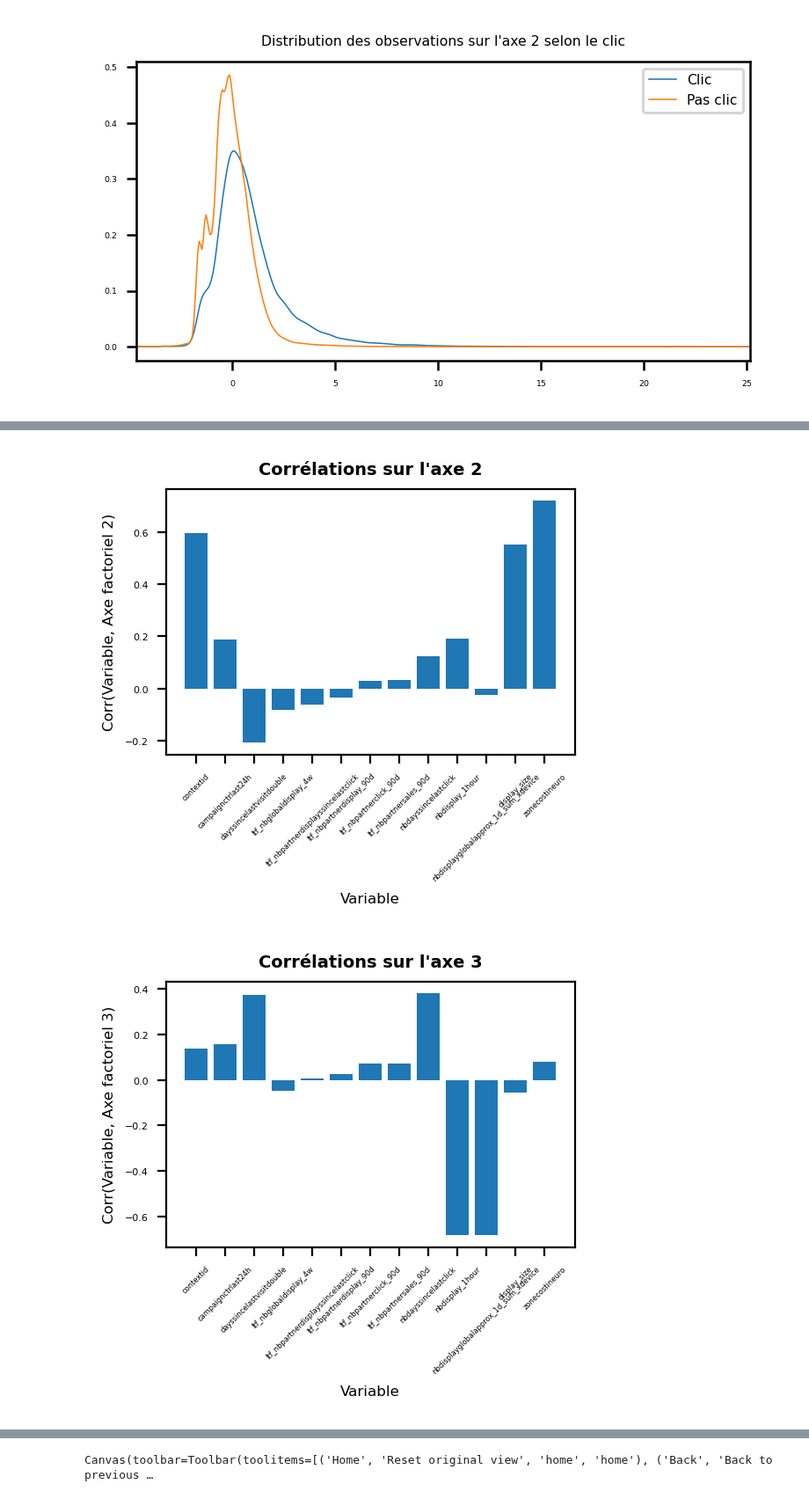
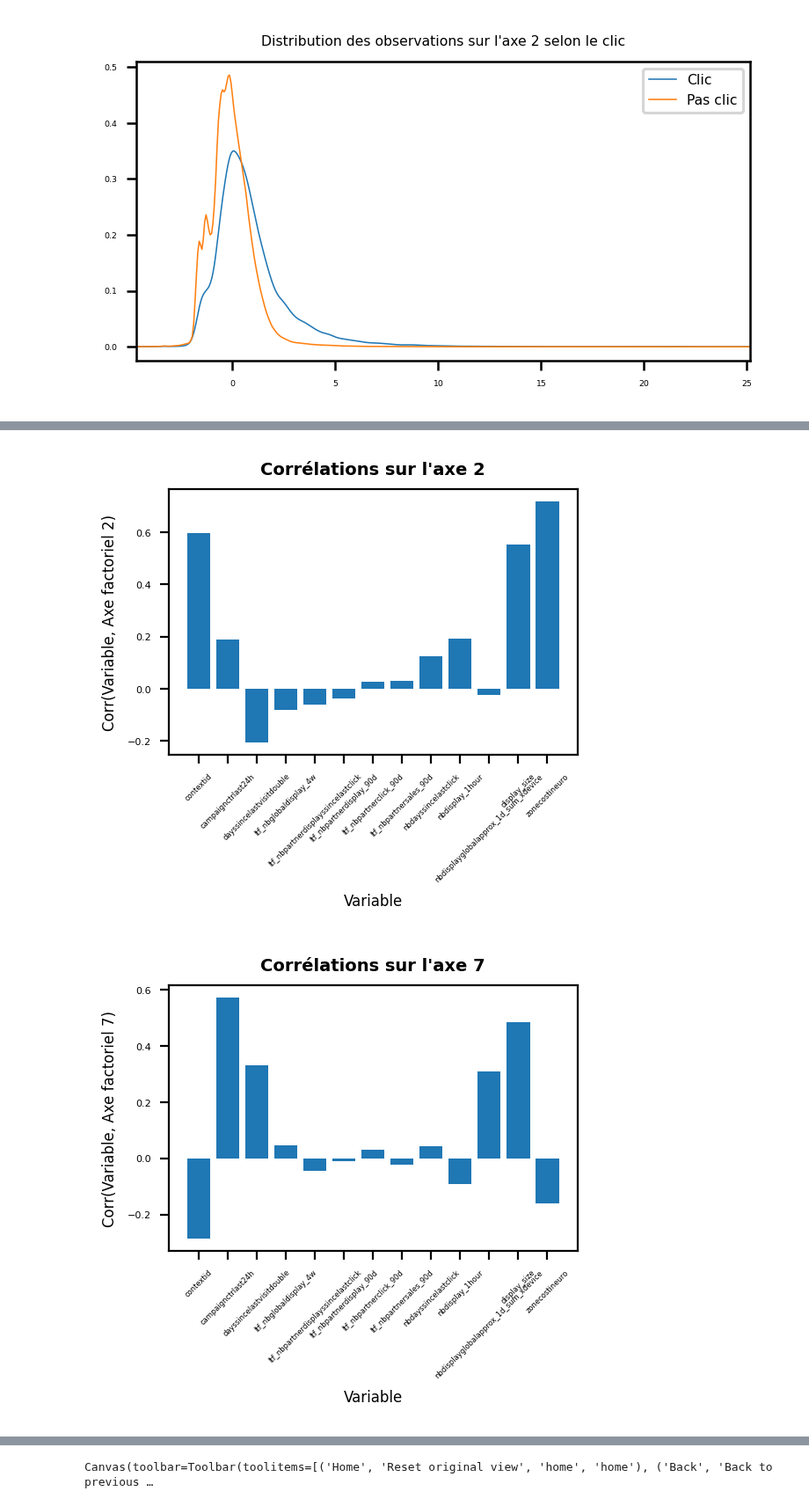
Before and after one commit to baptiste-pasquier/statapp, a Jupyter notebook: acp.ipynb, the cells around one changed output, grey strips where cells are left out. Shown at 88% size. Saved outputs shown, nothing was run; the diff lists cells and outputs as text; code cells hidden in the pictures.

```diff
--- a/acp.ipynb
+++ b/acp.ipynb
@@ -49,7 +50,7 @@ Index(['day', 'hashed_partner_id', 'hashed_campaign_id', 'contextid',
 df = df.sample(frac=1).reset_index(drop=True)
 # %%
 # On conserve nos 13 variables quantitatives et la variable cible.
-df_acp = df[['contextid','campaignctrlast24h','dayssincelastvisitdouble','ltf_nbglobaldisplay_4w','ltf_nbpartnerdisplayssincelastclick','ltf_nbpartnerdisplay_90d','ltf_nbpartnerclick_90d','ltf_nbpartnersales_90d','nbdayssincelastclick','nbdisplay_1hour','nbdisplayglobalapprox_1d_sum_xdevice','display_size','zonecostineuro','is_display_clicked']]
+df_acp = df[COLUMNS_QUANT + ['is_display_clicked']]
 df_acp = df_acp.dropna().reset_index(drop=True)
 # %%
 colors = np.array(['r' if (df_acp['is_display_clicked'][i] == 0) else 'g' for i in range(len(df_acp))])
@@ -218,9 +239,9 @@ def correlations_sur_axe(axe_factoriel):
 # %%
 correlations_sur_axe(2)
 # %% [output]
-[figure, old version]
+[figure, new version]
 # %%
-correlations_sur_axe(3)
+correlations_sur_axe(7)
 # %% [output]
-[figure, old version]
+[figure, new version]
 # %%
```
Also changed, not shown: parts of 34 cells of this notebook.
